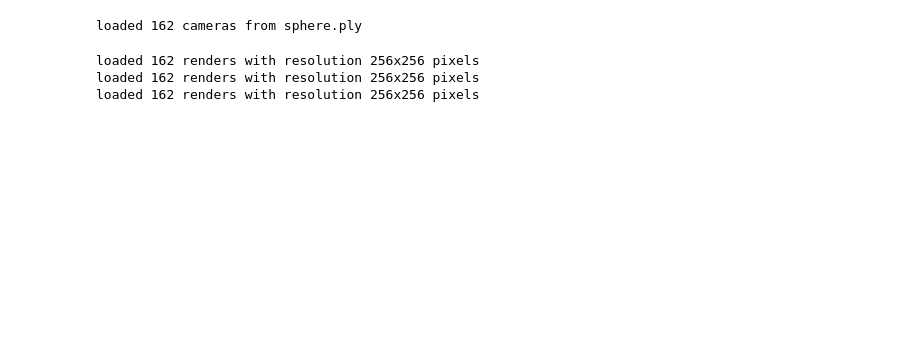
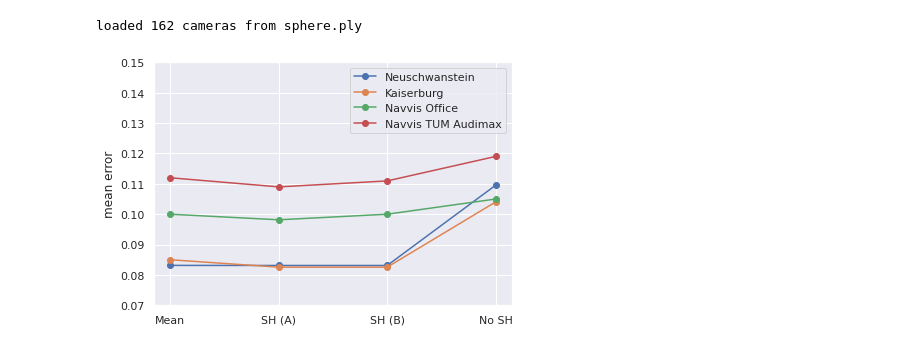
Before and after one commit to KeKsBoTer/punctum, a Jupyter notebook: evaluation.ipynb, the cells around one changed output. Saved outputs shown, nothing was run; the diff lists cells and outputs as text; code cells hidden in the pictures; blank space fills up the shorter version.

```diff
--- a/evaluation.ipynb
+++ b/evaluation.ipynb
@@ -71,7 +71,7 @@ def evaluate_renders(folder:str):
 
     images = torch.stack(images).cuda()
     masks = torch.stack(masks).cuda()
-    print(f"loaded {images.shape[0]} renders with resolution {images.shape[2]}x{images.shape[3]} pixels")
+    #print(f"loaded {images.shape[0]} renders with resolution {images.shape[2]}x{images.shape[3]} pixels")
 
     sh_error = (images[:,mapping["sh"]]-images[:,mapping["multi"]]).norm(1,dim=-1)/4
     no_sh_error = (images[:,mapping["no sh"]]-images[:,mapping["multi"]]).norm(1,dim=-1)/4
@@ -80,16 +80,15 @@ def evaluate_renders(folder:str):
     no_sh = masked_reduce(no_sh_error,masks,"mean")
 
     return {
-        "sh":{"max":sh.max().cpu(),"mean":sh.mean().cpu()},
-        "no_sh":{"max":no_sh.max().cpu(),"mean":no_sh.mean().cpu()},
-        }
+        "sh":{"max":sh.topk(sh.numel()//10).values.mean().cpu().item(),"mean":sh.mean().cpu().item()},
+        "no_sh":{"max":no_sh.topk(sh.numel()//10).values.mean().cpu().item(),"mean":no_sh.mean().cpu().item()},
+    }
 
 
 def evaluate_dataset(dataset_prefix:str):
     return {name:evaluate_renders(f"{dataset_prefix}_{name}_256") for name in ["sh","model","mean"]}
 
 neuschwanstein = evaluate_dataset("renders/neuschwanstein")
+kaiserburg = evaluate_dataset("renders/kaiserburg")
+office = evaluate_dataset("renders/office")
+audimax = evaluate_dataset("renders/audimax")
-# %% [output]
-loaded 162 renders with resolution 256x256 pixels
-loaded 162 renders with resolution 256x256 pixels
-loaded 162 renders with resolution 256x256 pixels
@@ -95,0 +102,22 @@ loaded 162 renders with resolution 256x256 pixels
+# %%
+fig, ax = plt.subplots()
+
+datasets = {"Neuschwanstein":neuschwanstein, "Kaiserburg":kaiserburg, "Navvis Office":office, "Navvis TUM Audimax":audimax}
+
+order = ["mean","sh","model"]
+
+for i,(name,ds) in enumerate(datasets.items()):
+    ax.plot(
+        [*[ds[key]["sh"]["mean"] for key in order], ds["sh"]["no_sh"]["mean"]],
+        "-o",
+        color=f"C{i}",
+        label=name,
+    )
+ax.set_ylim(0.07,0.15)
+ax.set_xticks([0,1,2,3],["Mean","SH (A)","SH (B)","No SH"])
+ax.set_ylabel("mean error")
+ax.legend()
+plt.tight_layout()
+plt.savefig(f"figures/multi_sampling_error_mean.pdf")
+# %% [output]
+[figure, added]
```
Also changed, not shown: parts of 9 cells of this notebook, 8 other files.
